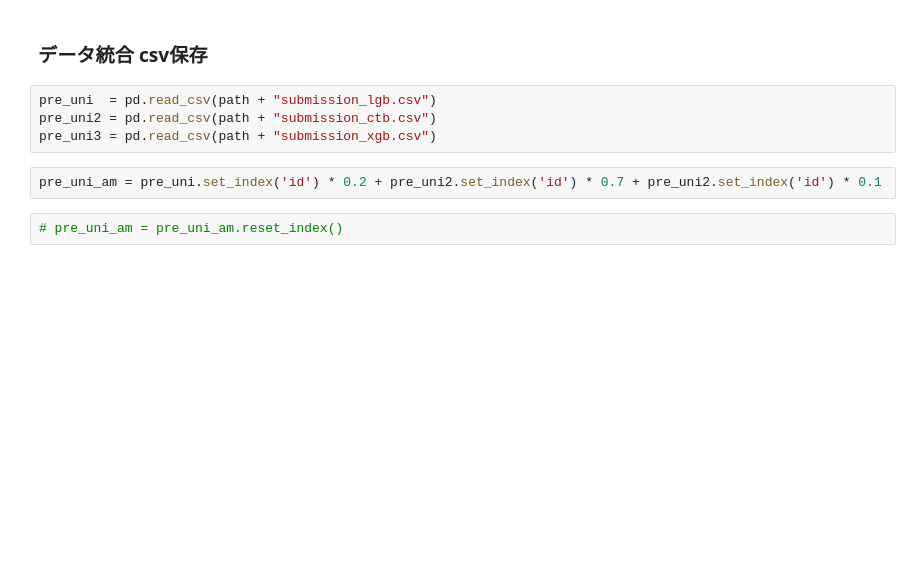
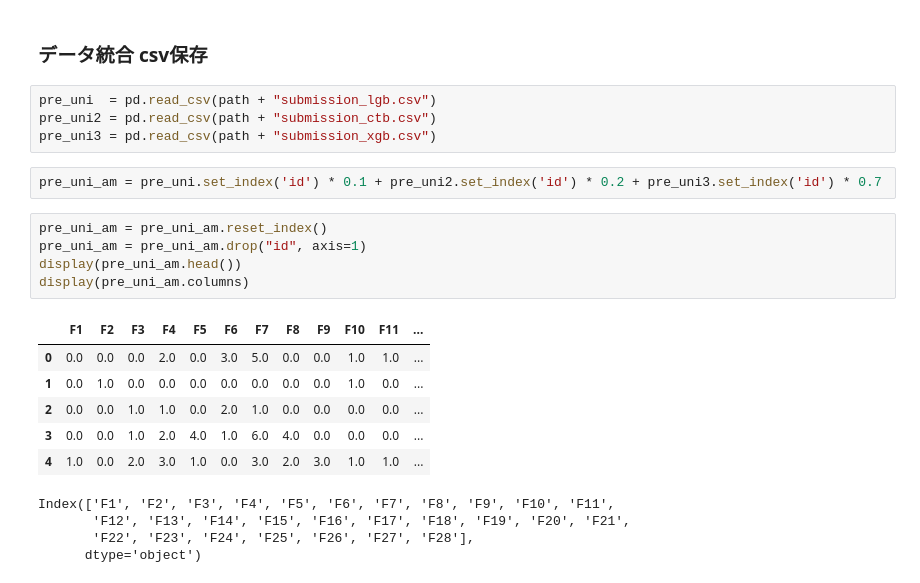
Before and after one commit to KJMAN678/kaggleM5, a Jupyter notebook: M5.ipynb, the cells around one changed output. Drawn from its saved outputs; the diff is of its cells as text; blank space fills up the shorter version.

```diff
--- a/M5.ipynb
+++ b/M5.ipynb
@@ -685,6 +644,20 @@ pre_uni  = pd.read_csv(path + "submission_lgb.csv")
 pre_uni2 = pd.read_csv(path + "submission_ctb.csv")
 pre_uni3 = pd.read_csv(path + "submission_xgb.csv")
 # %%
-pre_uni_am = pre_uni.set_index('id') * 0.2 + pre_uni2.set_index('id') * 0.7 + pre_uni2.set_index('id') * 0.1
+pre_uni_am = pre_uni.set_index('id') * 0.1 + pre_uni2.set_index('id') * 0.2 + pre_uni3.set_index('id') * 0.7
-# %%
-# pre_uni_am = pre_uni_am.reset_index()
+# %%
+pre_uni_am = pre_uni_am.reset_index()
+pre_uni_am = pre_uni_am.drop("id", axis=1)
+display(pre_uni_am.head())
+display(pre_uni_am.columns)
+# %% [output]
+|  | F1 | F2 | F3 | F4 | F5 | F6 | F7 | F8 | F9 | F10 | F11 | ... |
+| 0 | 0.0 | 0.0 | 0.0 | 2.0 | 0.0 | 3.0 | 5.0 | 0.0 | 0.0 | 1.0 | 1.0 | ... |
+| 1 | 0.0 | 1.0 | 0.0 | 0.0 | 0.0 | 0.0 | 0.0 | 0.0 | 0.0 | 1.0 | 0.0 | ... |
+| 2 | 0.0 | 0.0 | 1.0 | 1.0 | 0.0 | 2.0 | 1.0 | 0.0 | 0.0 | 0.0 | 0.0 | ... |
+| 3 | 0.0 | 0.0 | 1.0 | 2.0 | 4.0 | 1.0 | 6.0 | 4.0 | 0.0 | 0.0 | 0.0 | ... |
+| 4 | 1.0 | 0.0 | 2.0 | 3.0 | 1.0 | 0.0 | 3.0 | 2.0 | 3.0 | 1.0 | 1.0 | ... |
+Index(['F1', 'F2', 'F3', 'F4', 'F5', 'F6', 'F7', 'F8', 'F9', 'F10', 'F11',
+       'F12', 'F13', 'F14', 'F15', 'F16', 'F17', 'F18', 'F19', 'F20', 'F21',
+       'F22', 'F23', 'F24', 'F25', 'F26', 'F27', 'F28'],
+      dtype='object')
```
Also changed, not shown: parts of 13 cells of this notebook, 4 other files.
